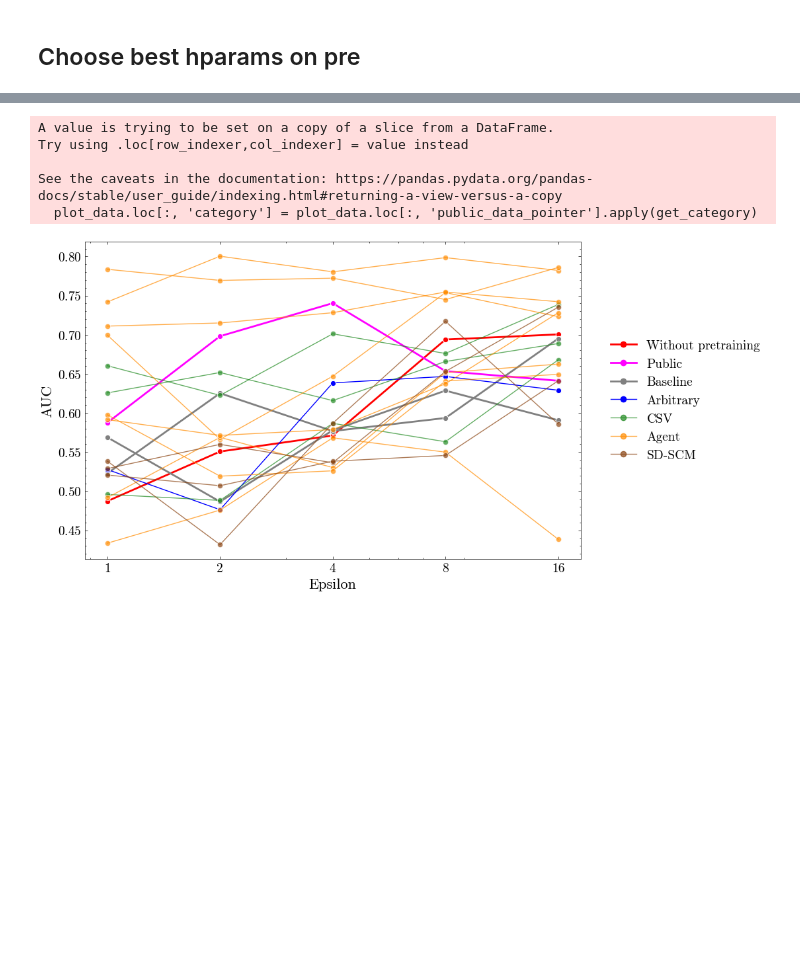
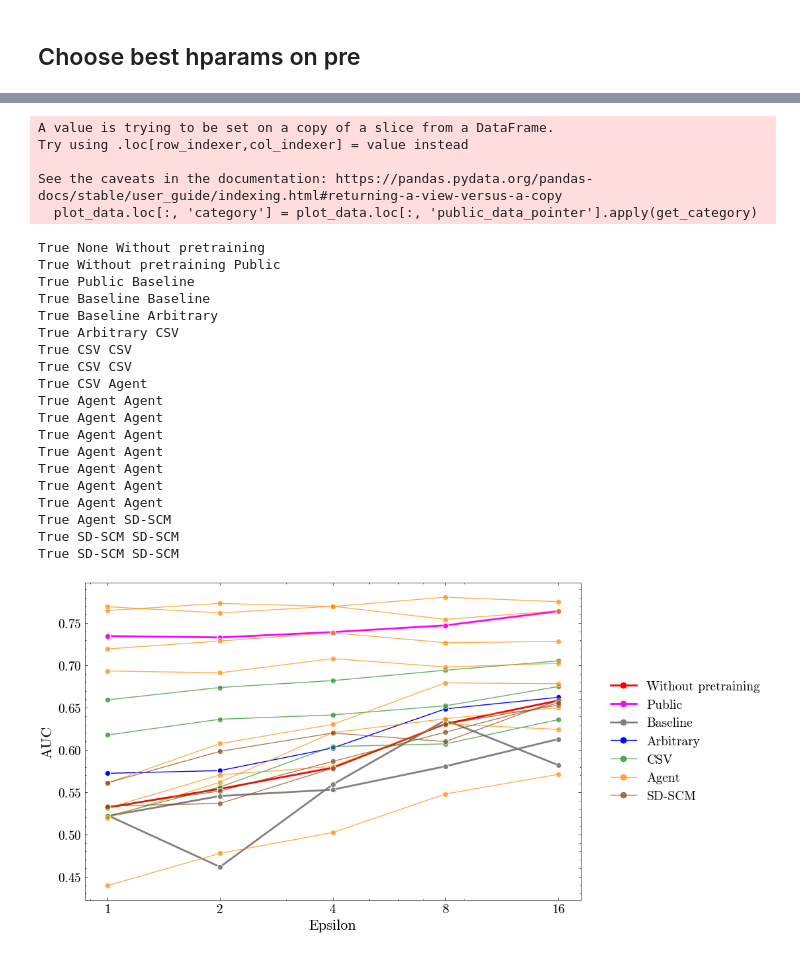
Before and after one commit to shlomihod/YDNPD, a Jupyter notebook: pretraining-analysis.ipynb, the cells around one changed output, grey strips where cells are left out. Cells and saved outputs as stored; diff of their text form; code cells hidden in the pictures; blank space fills up the shorter version.

Commit message:
update pretraining with viz and tabs

```diff
--- a/pretraining-analysis.ipynb
+++ b/pretraining-analysis.ipynb
@@ -358,0 +691,38 @@ runs_best_on_pre_without_gpt2_df = runs_best_on_pre_df[~runs_best_on_pre_df["pub
+# %%
+# Define the pre-training hyperparameter columns order
+pre_hparam_cols = [col for col in runs_df.columns if col.startswith("pre_")]
+
+# Calculate mean performance for each hyperparameter configuration
+avg_performance = (
+    runs_df.groupby(["epsilon", "public_data_pointer"] + pre_hparam_cols)
+    ["pre/public.test/auc"]
+    .mean()
+)
+
+# Get the hyperparameter configurations that achieve the best mean performance
+best_pre_hparams = avg_performance.groupby(level=["epsilon", "public_data_pointer"]).idxmax()
+
+# Get indices of all runs matching the best configurations
+idx = []
+for (eps, pdp), pre_hparams in best_pre_hparams.items():
+    # First ensure epsilon and public_data_pointer match
+    mask = (runs_df['epsilon'] == eps) & (runs_df['public_data_pointer'] == pdp)
+
+    # Then match all hyperparameters - using only the hyperparameter values (last 3 values)
+    for col, val in zip(pre_hparam_cols, pre_hparams[-3:]):  # Take last 3 values which are the actual hyperparameters
+        mask &= (runs_df[col] == val)
+
+    idx.extend(runs_df[mask].index)
+
+# Assert we have only one config per (epsilon, pdp)
+config_counts = runs_df.loc[idx].groupby(["epsilon", "public_data_pointer"])[pre_hparam_cols].nunique()
+assert (config_counts == 1).all().all(), "Found multiple hyperparameter configurations for some (epsilon, pdp) pairs"
+
+# Create final dataframe
+runs_best_on_pre_df = pd.concat([
+    runs_df.loc[idx].reset_index(drop=True),
+    runs_df.loc[runs_df["public_data_pointer"].str.contains("no-pre")]
+])
+
+
+runs_best_on_pre_without_gpt2_df = runs_best_on_pre_df.loc[~runs_best_on_pre_df['public_data_pointer'].str.contains("gpt2")]
@@ -381,12 +798,32 @@ See the caveats in the documentation: https://pandas.pydata.org/pandas-docs/stab
 # %%
-f, _, df = plot_metrics("we", runs_best_on_pre_df, viz_unit="dataset", with_legend=True)
-f.savefig("./figs/pretraining-best-hparams-dataset-we.png", dpi=300)
-df.to_clipboard()
+caption = create_caption("we", "dataset", is_best=True)
+f, tab = plot_metrics("we", runs_best_on_pre_df, viz_unit="dataset", with_legend=True,
+                      caption=caption)
+save_result("pretraining-best-hparams-dataset-we", f, tab)
 # %% [output]
 A value is trying to be set on a copy of a slice from a DataFrame.
 Try using .loc[row_indexer,col_indexer] = value instead
 
 See the caveats in the documentation: https://pandas.pydata.org/pandas-docs/stable/user_guide/indexing.html#returning-a-view-versus-a-copy
   plot_data.loc[:, 'category'] = plot_data.loc[:, 'public_data_pointer'].apply(get_category)
+True None Without pretraining
+True Without pretraining Public
+True Public Baseline
+True Baseline Baseline
+True Baseline Arbitrary
+True Arbitrary CSV
+True CSV CSV
+True CSV CSV
+True CSV Agent
+True Agent Agent
+True Agent Agent
+True Agent Agent
+True Agent Agent
+True Agent Agent
+True Agent Agent
+True Agent Agent
+True Agent SD-SCM
+True SD-SCM SD-SCM
+True SD-SCM SD-SCM
-[figure, old version]
+[figure, new version]
 # %%
```
Also changed, not shown: parts of 27 cells of this notebook, 37 other files.
